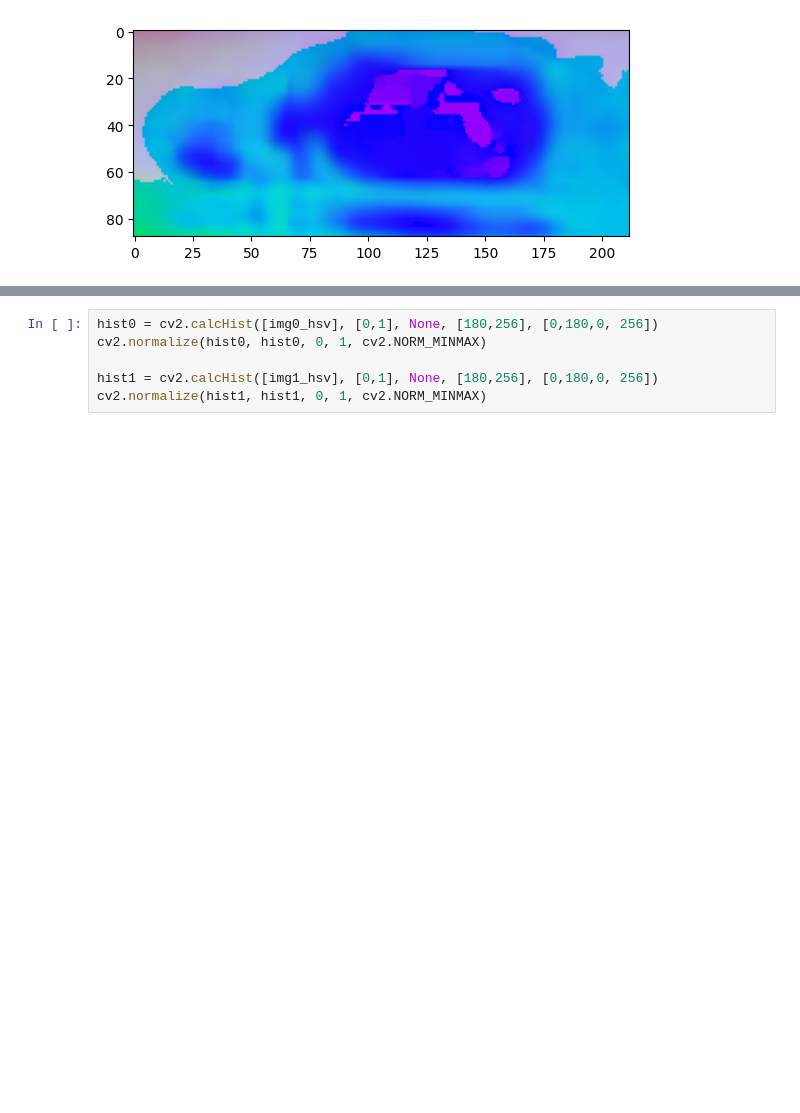
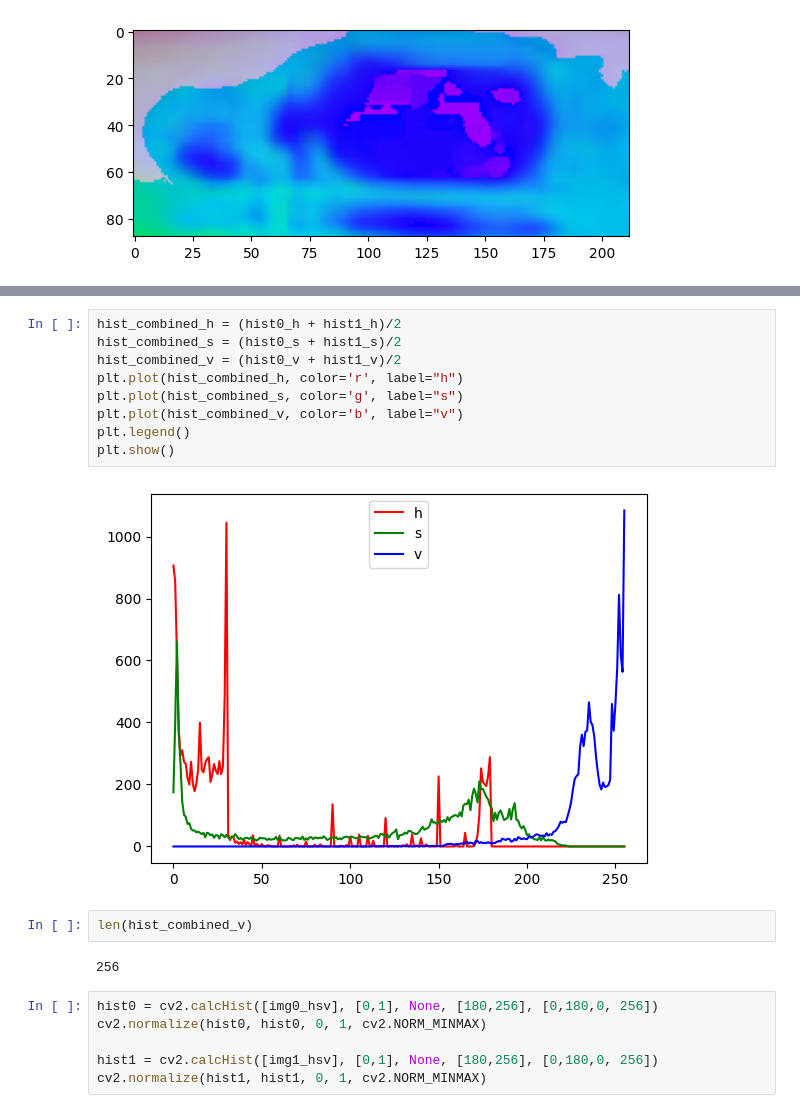
Before and after one commit to dynle/japanese-emergency-vehicles-detection, a Jupyter notebook: src/hsv.ipynb, the cells around one changed output, grey strips where cells are left out. Cells and saved outputs as stored; diff of their text form; blank space fills up the shorter version.

```diff
--- a/src/hsv.ipynb
+++ b/src/hsv.ipynb
@@ -58,3 +66,18 @@ plt.show()
+# %%
+hist_combined_h = (hist0_h + hist1_h)/2
+hist_combined_s = (hist0_s + hist1_s)/2
+hist_combined_v = (hist0_v + hist1_v)/2
+plt.plot(hist_combined_h, color='r', label="h")
+plt.plot(hist_combined_s, color='g', label="s")
+plt.plot(hist_combined_v, color='b', label="v")
+plt.legend()
+plt.show()
+# %% [output]
+[figure, added]
+# %%
+len(hist_combined_v)
+# %% [output]
+256
 # %%
 hist0 = cv2.calcHist([img0_hsv], [0,1], None, [180,256], [0,180,0, 256])
 cv2.normalize(hist0, hist0, 0, 1, cv2.NORM_MINMAX)
```
Also changed, not shown: parts of 14 cells of this notebook.
